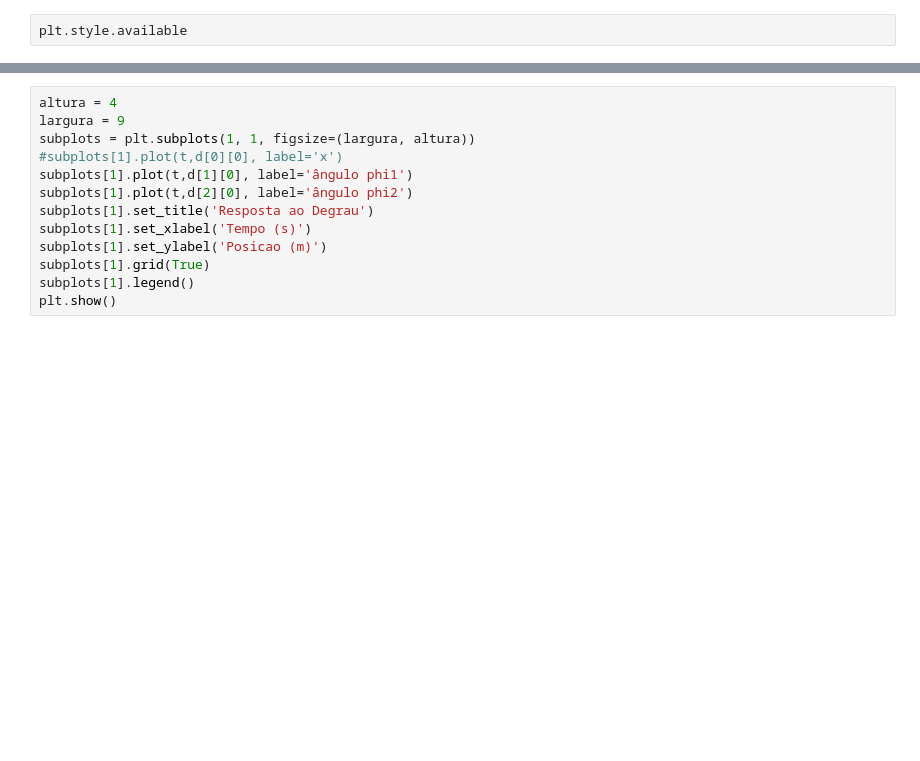
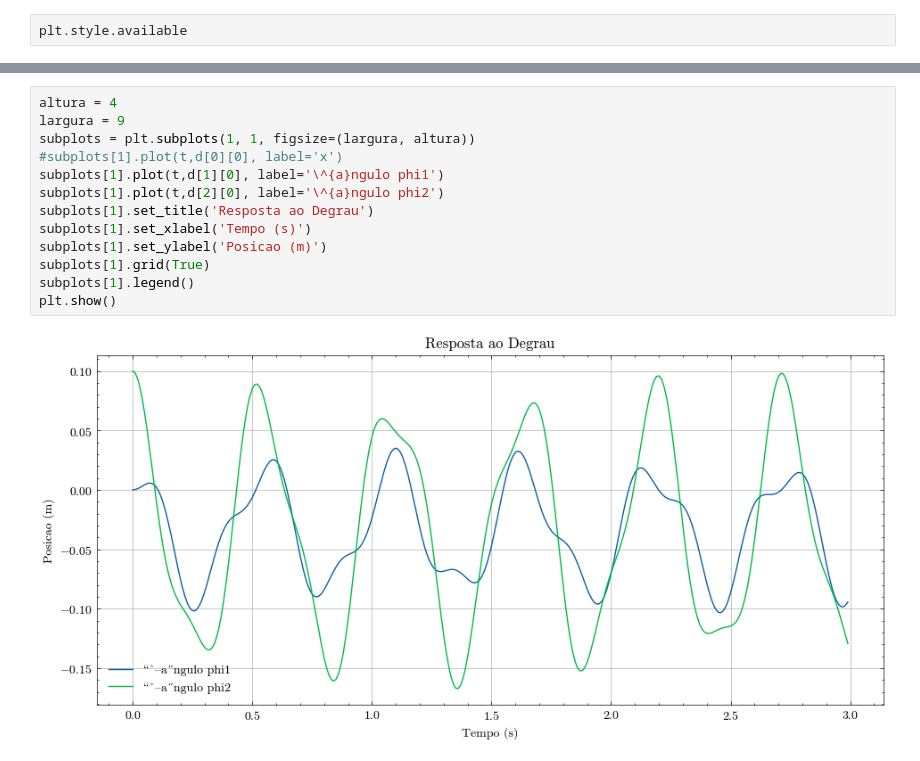
Before and after one commit to thebrendonbarbosa/Projeto_TCC_DPI_Thalyson, a Jupyter notebook: scripts/modelagem_sistema_duplo_pêndulo.ipynb, the cells around one changed output, grey strips where cells are left out. Drawn from its saved outputs; the diff is of its cells as text; blank space fills up the shorter version.

```diff
--- a/scripts/modelagem_sistema_duplo_pêndulo.ipynb
+++ b/scripts/modelagem_sistema_duplo_pêndulo.ipynb
@@ -376,13 +453,15 @@ plt.show()
 # %%
 altura = 4
 largura = 9
 subplots = plt.subplots(1, 1, figsize=(largura, altura))
 #subplots[1].plot(t,d[0][0], label='x')
-subplots[1].plot(t,d[1][0], label='ângulo phi1')
-subplots[1].plot(t,d[2][0], label='ângulo phi2')
+subplots[1].plot(t,d[1][0], label='\^{a}ngulo phi1')
+subplots[1].plot(t,d[2][0], label='\^{a}ngulo phi2')
 subplots[1].set_title('Resposta ao Degrau')
 subplots[1].set_xlabel('Tempo (s)')
 subplots[1].set_ylabel('Posicao (m)')
 subplots[1].grid(True)
 subplots[1].legend()
 plt.show()
+# %% [output]
+[figure, added]
```
Also changed, not shown: parts of 24 cells of this notebook.
